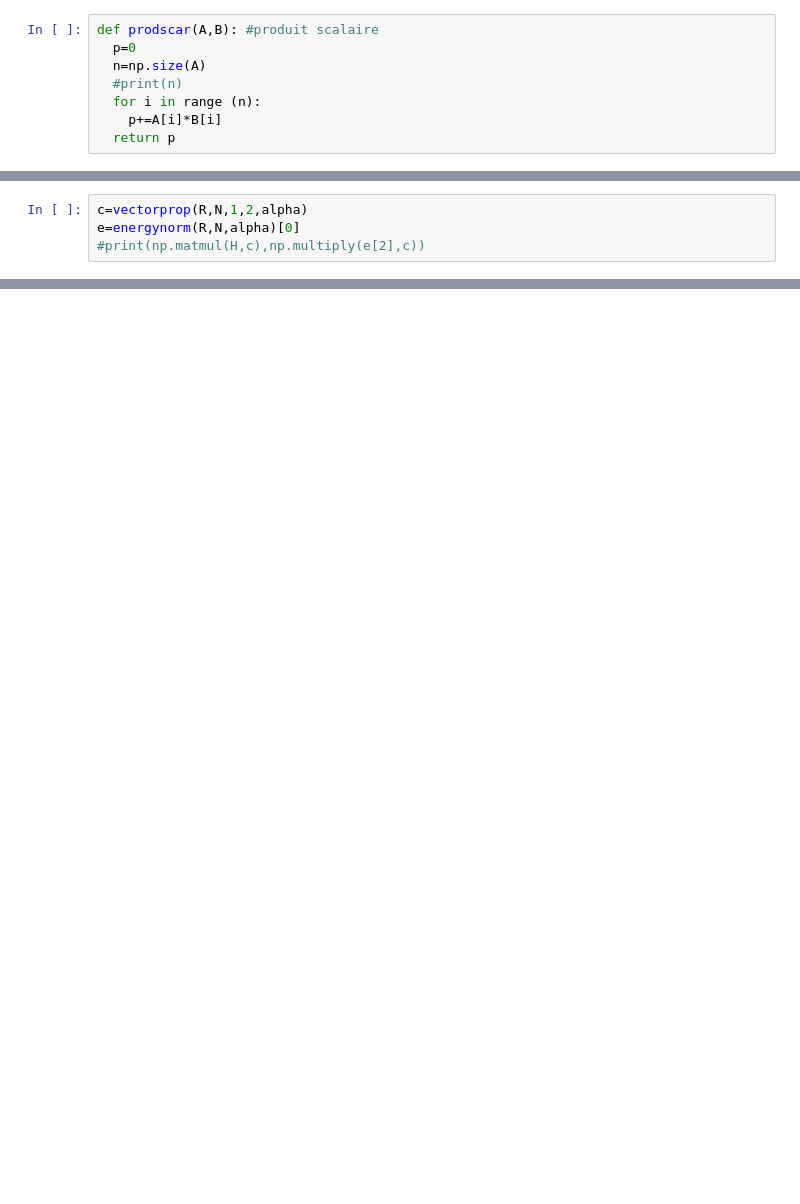
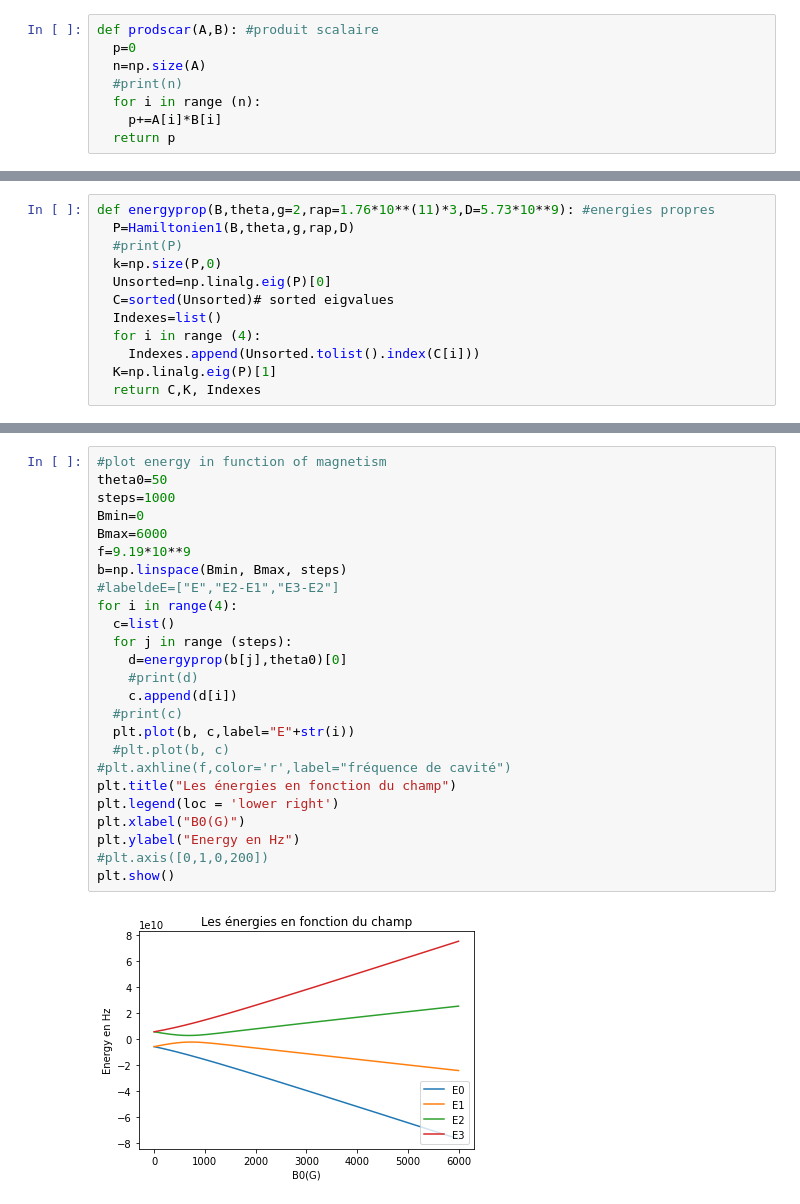
Before and after one commit to linhgiangpham99/TPPQ1, a Jupyter notebook: Copie_de_TP_PQ2.ipynb, the cells around one changed output, grey strips where cells are left out. Drawn from its saved outputs; the diff is of its cells as text; blank space fills up the shorter version.

```diff
--- a/Copie_de_TP_PQ2.ipynb
+++ b/Copie_de_TP_PQ2.ipynb
@@ -144,4 +99,0 @@ def Psi(R,N,step,alpha,k=0,a=1): #k=> choisi n=0,1,2.... # create all the states
-# %%
-c=vectorprop(R,N,1,2,alpha)
-e=energynorm(R,N,alpha)[0]
-#print(np.matmul(H,c),np.multiply(e[2],c))
@@ -459,0 +275,12 @@ ValueError: ignored
+# %%
+def energyprop(B,theta,g=2,rap=1.76*10**(11)*3,D=5.73*10**9): #energies propres
+  P=Hamiltonien1(B,theta,g,rap,D)
+  #print(P)
+  k=np.size(P,0)
+  Unsorted=np.linalg.eig(P)[0]
+  C=sorted(Unsorted)# sorted eigvalues
+  Indexes=list()
+  for i in range (4):
+    Indexes.append(Unsorted.tolist().index(C[i]))
+  K=np.linalg.eig(P)[1]
+  return C,K, Indexes
@@ -459,0 +296,27 @@ ValueError: ignored
+# %%
+#plot energy in function of magnetism
+theta0=50
+steps=1000
+Bmin=0
+Bmax=6000
+f=9.19*10**9
+b=np.linspace(Bmin, Bmax, steps)
+#labeldeE=["E","E2-E1","E3-E2"]
+for i in range(4):
+  c=list()
+  for j in range (steps):
+    d=energyprop(b[j],theta0)[0]
+    #print(d)
+    c.append(d[i])
+  #print(c)
+  plt.plot(b, c,label="E"+str(i))
+  #plt.plot(b, c)
+#plt.axhline(f,color='r',label="fréquence de cavité")
+plt.title("Les énergies en fonction du champ")
+plt.legend(loc = 'lower right')
+plt.xlabel("B0(G)")
+plt.ylabel("Energy en Hz")
+#plt.axis([0,1,0,200])
+plt.show()
+# %% [output]
+[figure, added]
```
Also changed, not shown: parts of 44 cells of this notebook.
